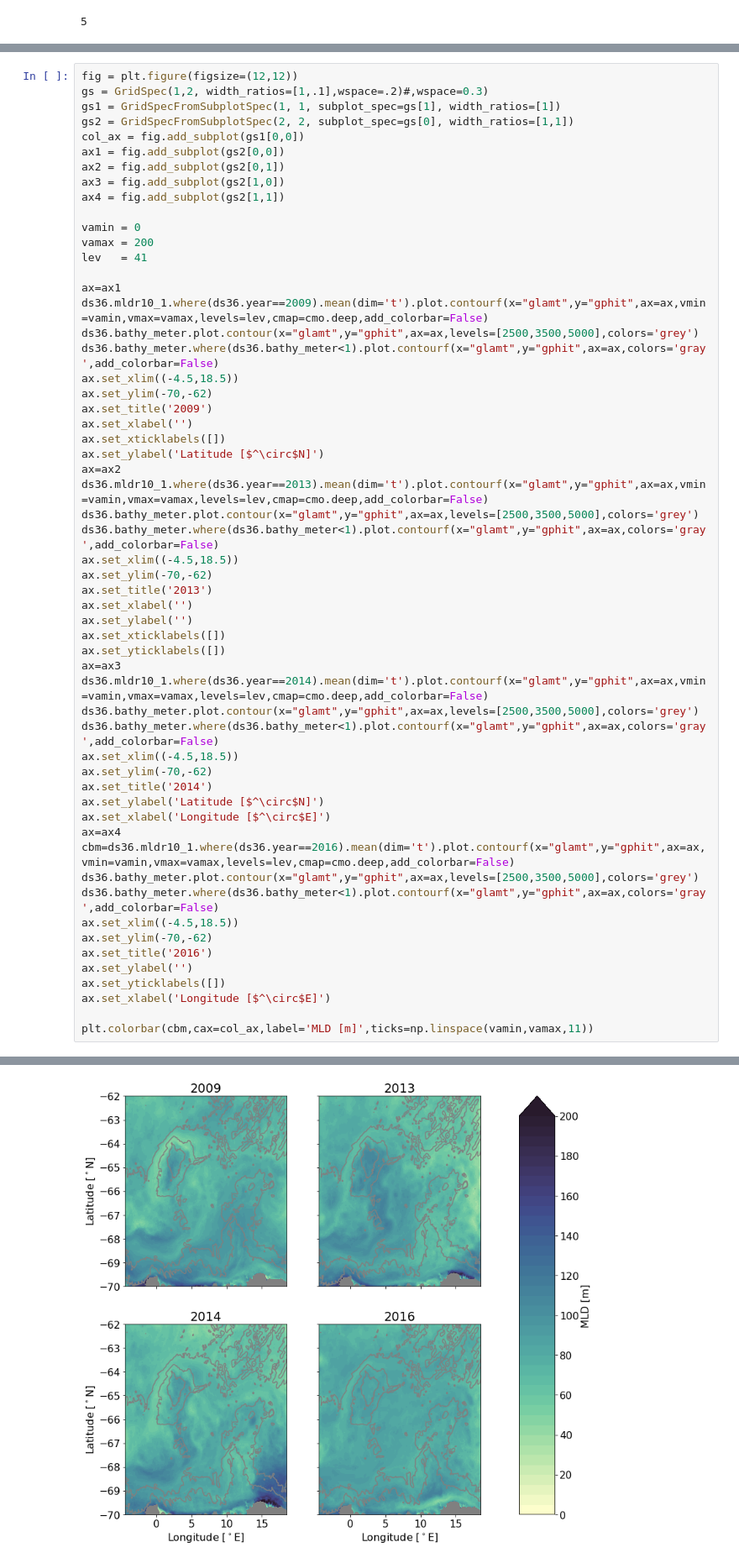
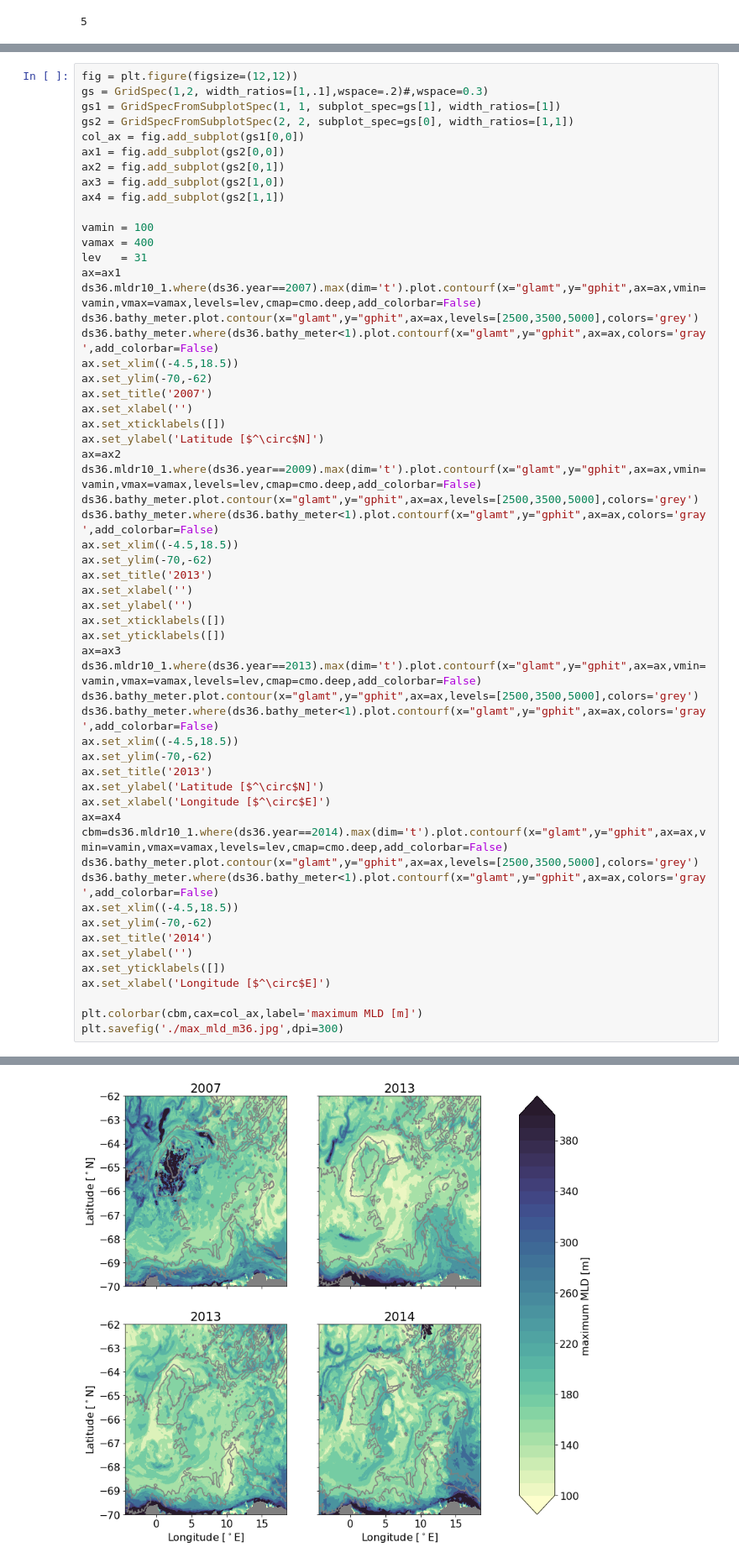
Before and after one commit to bguelk/JGR_2023_MaudRise, a Jupyter notebook: plot_figures/Untitled.ipynb, the cells around one changed output, grey strips where cells are left out. Shown at 84% size. Drawn from its saved outputs; the diff is of its cells as text.

```diff
--- a/plot_figures/Untitled.ipynb
+++ b/plot_figures/Untitled.ipynb
@@ -409,22 +410,21 @@ ax2 = fig.add_subplot(gs2[0,1])
 ax3 = fig.add_subplot(gs2[1,0])
 ax4 = fig.add_subplot(gs2[1,1])
 
-vamin = 0
-vamax = 200
-lev   = 41
-
+vamin = 100
+vamax = 400
+lev   = 31
 ax=ax1
-ds36.mldr10_1.where(ds36.year==2009).mean(dim='t').plot.contourf(x="glamt",y="gphit",ax=ax,vmin=vamin,vmax=vamax,levels=lev,cmap=cmo.deep,add_colorbar=False)
+ds36.mldr10_1.where(ds36.year==2007).max(dim='t').plot.contourf(x="glamt",y="gphit",ax=ax,vmin=vamin,vmax=vamax,levels=lev,cmap=cmo.deep,add_colorbar=False)
 ds36.bathy_meter.plot.contour(x="glamt",y="gphit",ax=ax,levels=[2500,3500,5000],colors='grey')
 ds36.bathy_meter.where(ds36.bathy_meter<1).plot.contourf(x="glamt",y="gphit",ax=ax,colors='gray',add_colorbar=False)
 ax.set_xlim((-4.5,18.5))
 ax.set_ylim(-70,-62)
-ax.set_title('2009')
+ax.set_title('2007')
 ax.set_xlabel('')
 ax.set_xticklabels([])
 ax.set_ylabel('Latitude [$^\circ$N]')
 ax=ax2
-ds36.mldr10_1.where(ds36.year==2013).mean(dim='t').plot.contourf(x="glamt",y="gphit",ax=ax,vmin=vamin,vmax=vamax,levels=lev,cmap=cmo.deep,add_colorbar=False)
+ds36.mldr10_1.where(ds36.year==2009).max(dim='t').plot.contourf(x="glamt",y="gphit",ax=ax,vmin=vamin,vmax=vamax,levels=lev,cmap=cmo.deep,add_colorbar=False)
 ds36.bathy_meter.plot.contour(x="glamt",y="gphit",ax=ax,levels=[2500,3500,5000],colors='grey')
 ds36.bathy_meter.where(ds36.bathy_meter<1).plot.contourf(x="glamt",y="gphit",ax=ax,colors='gray',add_colorbar=False)
 ax.set_xlim((-4.5,18.5))
@@ -435,24 +435,25 @@ ax.set_ylabel('')
 ax.set_xticklabels([])
 ax.set_yticklabels([])
 ax=ax3
-ds36.mldr10_1.where(ds36.year==2014).mean(dim='t').plot.contourf(x="glamt",y="gphit",ax=ax,vmin=vamin,vmax=vamax,levels=lev,cmap=cmo.deep,add_colorbar=False)
+ds36.mldr10_1.where(ds36.year==2013).max(dim='t').plot.contourf(x="glamt",y="gphit",ax=ax,vmin=vamin,vmax=vamax,levels=lev,cmap=cmo.deep,add_colorbar=False)
+ds36.bathy_meter.plot.contour(x="glamt",y="gphit",ax=ax,levels=[2500,3500,5000],colors='grey')
+ds36.bathy_meter.where(ds36.bathy_meter<1).plot.contourf(x="glamt",y="gphit",ax=ax,colors='gray',add_colorbar=False)
+ax.set_xlim((-4.5,18.5))
+ax.set_ylim(-70,-62)
+ax.set_title('2013')
+ax.set_ylabel('Latitude [$^\circ$N]')
+ax.set_xlabel('Longitude [$^\circ$E]')
+ax=ax4
+cbm=ds36.mldr10_1.where(ds36.year==2014).max(dim='t').plot.contourf(x="glamt",y="gphit",ax=ax,vmin=vamin,vmax=vamax,levels=lev,cmap=cmo.deep,add_colorbar=False)
 ds36.bathy_meter.plot.contour(x="glamt",y="gphit",ax=ax,levels=[2500,3500,5000],colors='grey')
 ds36.bathy_meter.where(ds36.bathy_meter<1).plot.contourf(x="glamt",y="gphit",ax=ax,colors='gray',add_colorbar=False)
 ax.set_xlim((-4.5,18.5))
 ax.set_ylim(-70,-62)
 ax.set_title('2014')
-ax.set_ylabel('Latitude [$^\circ$N]')
-ax.set_xlabel('Longitude [$^\circ$E]')
-ax=ax4
-cbm=ds36.mldr10_1.where(ds36.year==2016).mean(dim='t').plot.contourf(x="glamt",y="gphit",ax=ax,vmin=vamin,vmax=vamax,levels=lev,cmap=cmo.deep,add_colorbar=False)
-ds36.bathy_meter.plot.contour(x="glamt",y="gphit",ax=ax,levels=[2500,3500,5000],colors='grey')
-ds36.bathy_meter.where(ds36.bathy_meter<1).plot.contourf(x="glamt",y="gphit",ax=ax,colors='gray',add_colorbar=False)
-ax.set_xlim((-4.5,18.5))
-ax.set_ylim(-70,-62)
-ax.set_title('2016')
 ax.set_ylabel('')
 ax.set_yticklabels([])
 ax.set_xlabel('Longitude [$^\circ$E]')
 
-plt.colorbar(cbm,cax=col_ax,label='MLD [m]',ticks=np.linspace(vamin,vamax,11))
+plt.colorbar(cbm,cax=col_ax,label='maximum MLD [m]')
+plt.savefig('./max_mld_m36.jpg',dpi=300)
 # %% [output]
@@ -460 +460 @@ plt.colorbar(cbm,cax=col_ax,label='MLD [m]',ticks=np.linspace(vamin,vamax,11))
-[figure, old version]
+[figure, new version]
```
Also changed, not shown: parts of 5 cells of this notebook.
